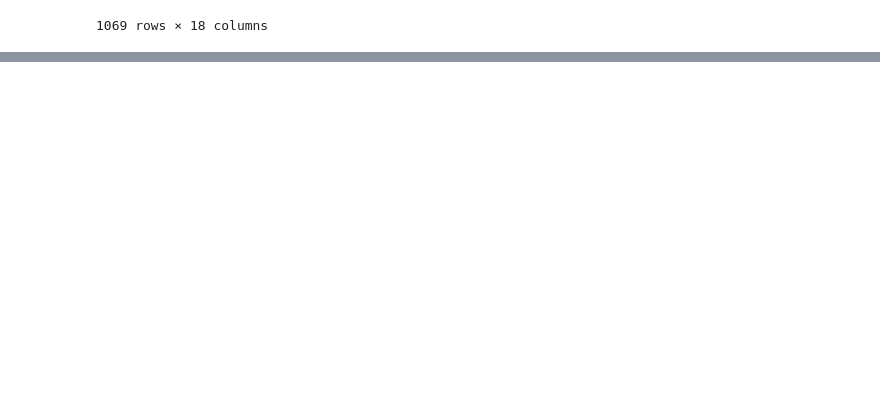
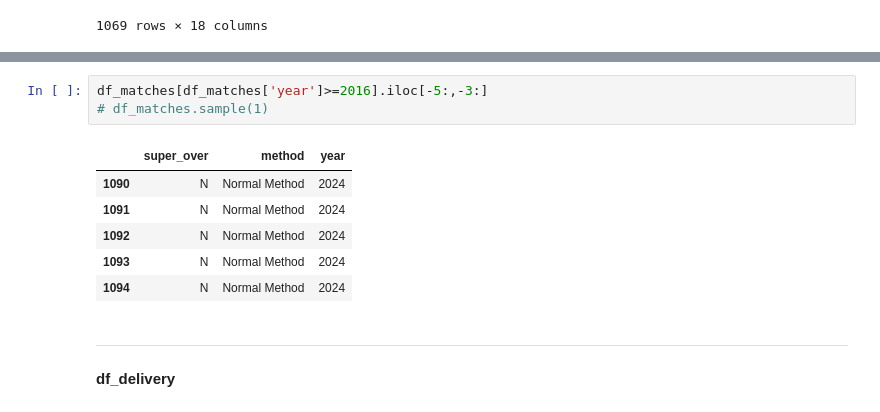
Before and after one commit to Maddox24425/Summer-Training, a Jupyter notebook: Day_12/Day_12.ipynb, the cells around one changed output, grey strips where cells are left out. Cells and saved outputs as stored; diff of their text form; blank space fills up the shorter version.

```diff
--- a/Day_12/Day_12.ipynb
+++ b/Day_12/Day_12.ipynb
@@ -942,0 +1002,14 @@ TypeError: max expected at least 1 argument, got 0
+# %%
+df_matches[df_matches['year']>=2016].iloc[-5:,-3:]
+# df_matches.sample(1)
+# %% [output]
+|  | super_over | method | year |
+| 1090 | N | Normal Method | 2024 |
+| 1091 | N | Normal Method | 2024 |
+| 1092 | N | Normal Method | 2024 |
+| 1093 | N | Normal Method | 2024 |
+| 1094 | N | Normal Method | 2024 |
+# %% [markdown]
+----------------------------------------------------------------------------------------------------------------------------------------------
+# %% [markdown]
+**df_delivery**
```
Also changed, not shown: parts of 21 cells of this notebook.
